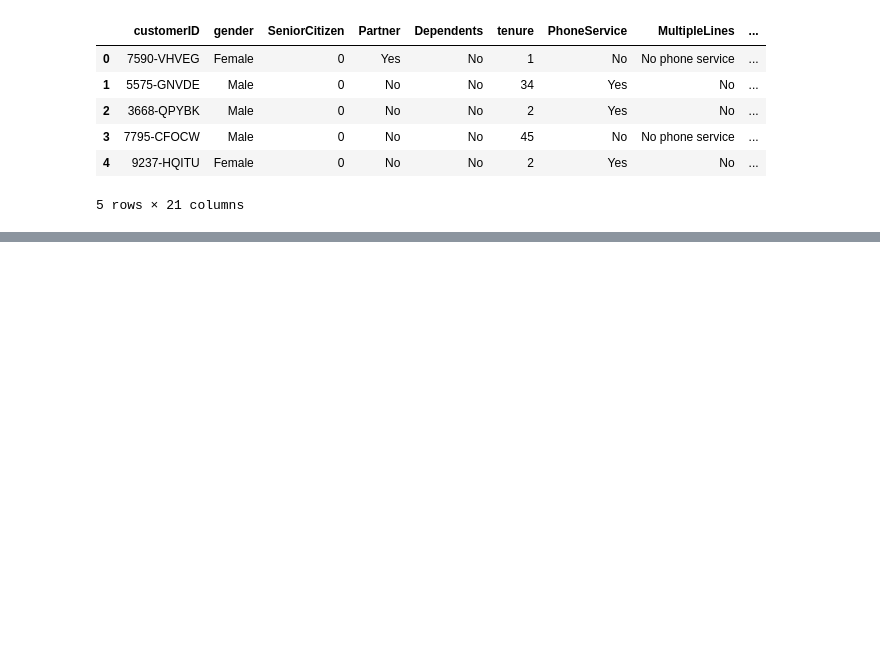
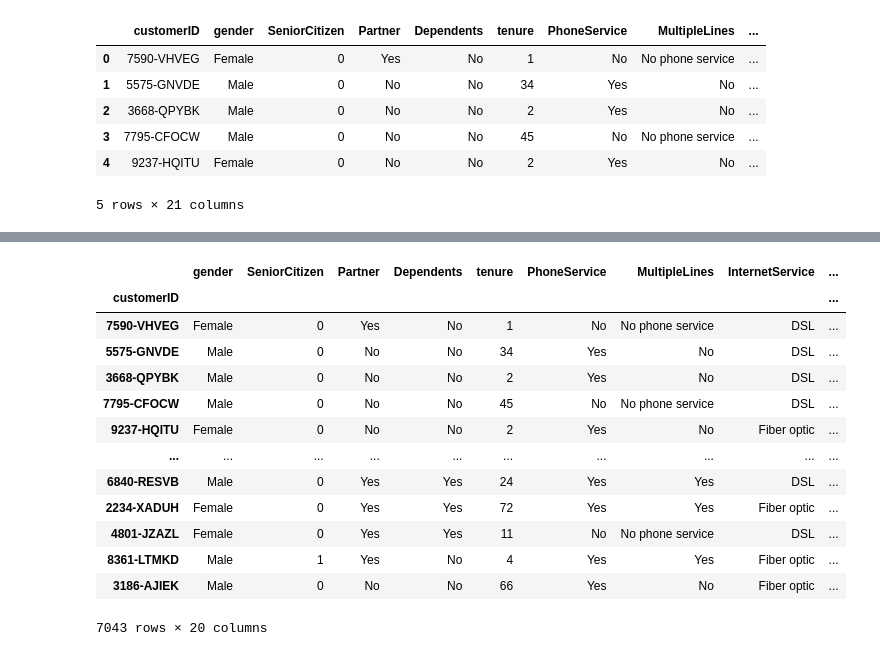
Before and after one commit to aldojda/MachineLearningUANL, a Jupyter notebook: Entregable_2.ipynb, the cells around one changed output, grey strips where cells are left out. Cells and saved outputs as stored; diff of their text form; code cells hidden in the pictures; blank space fills up the shorter version.

Commit message:
Se agregó el idCustomer como Index

```diff
--- a/Entregable_2.ipynb
+++ b/Entregable_2.ipynb
@@ -25,0 +46,18 @@ df.head()
+# %%
+df.set_index('customerID', inplace = True)
+df
+# %% [output]
+|  | gender | SeniorCitizen | Partner | Dependents | tenure | PhoneService | MultipleLines | InternetService | ... |
+| customerID |  |  |  |  |  |  |  |  | ... |
+| 7590-VHVEG | Female | 0 | Yes | No | 1 | No | No phone service | DSL | ... |
+| 5575-GNVDE | Male | 0 | No | No | 34 | Yes | No | DSL | ... |
+| 3668-QPYBK | Male | 0 | No | No | 2 | Yes | No | DSL | ... |
+| 7795-CFOCW | Male | 0 | No | No | 45 | No | No phone service | DSL | ... |
+| 9237-HQITU | Female | 0 | No | No | 2 | Yes | No | Fiber optic | ... |
+| ... | ... | ... | ... | ... | ... | ... | ... | ... | ... |
+| 6840-RESVB | Male | 0 | Yes | Yes | 24 | Yes | Yes | DSL | ... |
+| 2234-XADUH | Female | 0 | Yes | Yes | 72 | Yes | Yes | Fiber optic | ... |
+| 4801-JZAZL | Female | 0 | Yes | Yes | 11 | No | No phone service | DSL | ... |
+| 8361-LTMKD | Male | 1 | Yes | No | 4 | Yes | Yes | Fiber optic | ... |
+| 3186-AJIEK | Male | 0 | No | No | 66 | Yes | No | Fiber optic | ... |
+7043 rows × 20 columns
```
Also changed, not shown: parts of 1 cell of this notebook.
